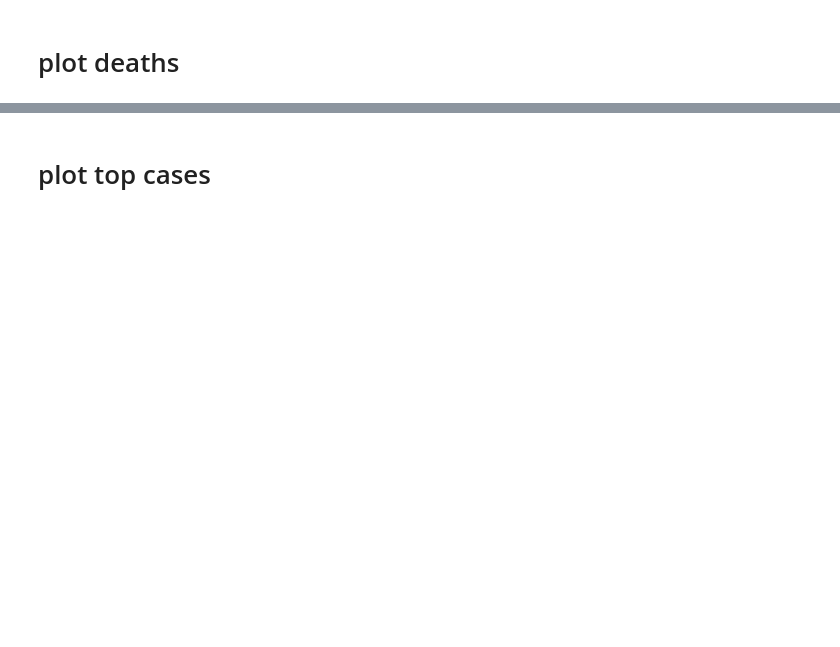
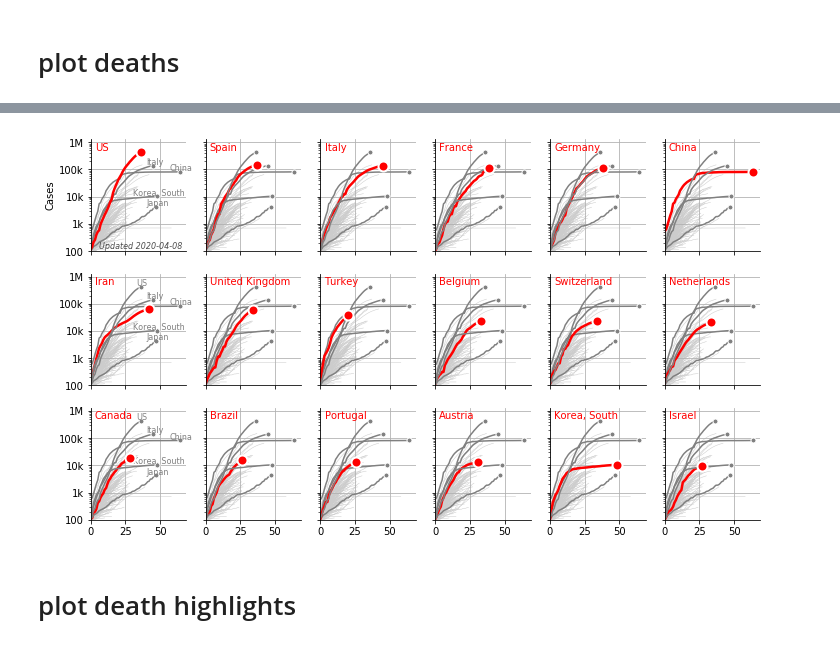
Before and after one commit to tlmohren/Covid19_analysis, a Jupyter notebook: JHUdata_country_log.ipynb, the cells around one changed output, grey strips where cells are left out. Cells and saved outputs as stored; diff of their text form; code cells hidden in the pictures; blank space fills up the shorter version.

```diff
--- a/JHUdata_country_log.ipynb
+++ b/JHUdata_country_log.ipynb
@@ -426,2 +233,59 @@ sorted_names[:5]
+# %%
+# sort countries by confirmed cases on last date
+bool_last = df_country['Date'] == df_country['Date'].max()
+sorted_countries = df_country[bool_last].sort_values(by=['Confirmed'], ascending=False )
+sorted_names = sorted_countries['Country/Region'].tolist()
+
+country_highlight = ['US','Japan','China','Italy' ,'Korea, South' ]
+
+dy = 3
+dx = 6
+fig, ax = plt.subplots( dy,dx ,figsize=full_w )
+
+for i, (ax_1, goal_country) in enumerate( zip(ax.reshape(-1), sorted_names[:(dy*dx)])):
+    ax_1 = jp.plot_highlight(ax_1, goal_country, df_country['Delta C'],
+                                            df_country['Confirmed'],
+                                            df_country['Country/Region'],
+                                            country_highlight)
+    ax_1 .grid(True )
+
+    if np.mod(i,dx) ==0:
+        for country in threshold_countries:
+            if (country in country_highlight) &( country not in goal_country):
+                bool_country = df_country['Country/Region'] == country
+                df_pl = df_country[bool_country]
+
+                y = df_pl['Confirmed'].iloc[-1]*1.1
+                x = df_pl['Delta C'].iloc[-1] + 1
+                ax_1.annotate( country ,[x,y], color=emph_col, fontsize = 8, ha='center')
+    else:
+        ax_1.axes.get_yaxis().set_ticklabels([])
+    if i< (dy-1)*dx:
+        ax_1.axes.get_xaxis().set_ticklabels([])
+
+    xCmax = df_country['Delta C'].max()
+    yCmax = df_country['Confirmed'].max()
+
+    ax_1.set_xlim([0,xCmax+5])
+    ax_1.set_ylim([100,yCmax*3])
+
+    ax_1.spines['top'].set_visible(False)
+    ax_1.spines['right'].set_visible(False)
+
+ax[0,0].set_ylabel('Cases')
+ax[0,0].annotate('Updated '+str( df_country['Date'].iloc[-1]),
+            [6, 120], color=[.3,.3,.3], style='italic',fontsize=8)
+
+# # # # # save fig  -----------------------------------------------------------------------
+fig_name= 'covid_country_casesHighlightLog'
+save_fig = True
+if save_fig:
+    plt.savefig('./figs/' + fig_name + '.png',
+            format='png', dpi=300,
+            transparent=  True,
+            bbox_inches = 'tight', pad_inches = 0,
+            )
+# %% [output]
+[figure, added]
 # %% [markdown]
-# plot top cases
+ # plot death highlights
```
Also changed, not shown: parts of 25 cells of this notebook, 17 other files.
